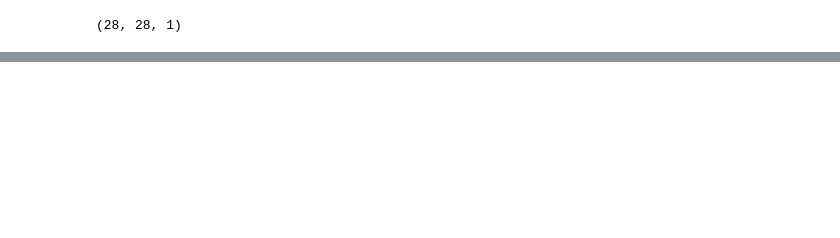
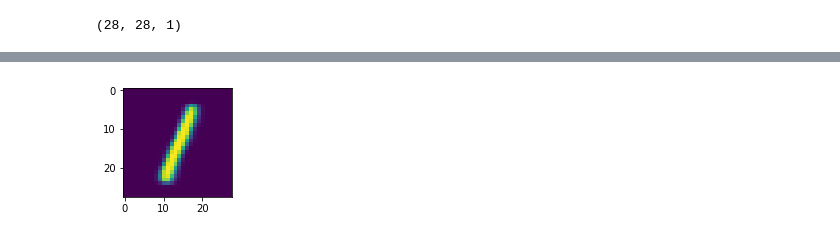
Before and after one commit to prefrontalvortex/crossfire, a Jupyter notebook: crosser2.ipynb, the cells around one changed output, grey strips where cells are left out. Cells and saved outputs as stored; diff of their text form; code cells hidden in the pictures; blank space fills up the shorter version.

```diff
--- a/crosser2.ipynb
+++ b/crosser2.ipynb
@@ -611,0 +683,4 @@ KeyboardInterrupt:
+# %%
+draw_digit(xf.decoder, (-1,1))
+# %% [output]
+[figure, added]
```
Also changed, not shown: parts of 12 cells of this notebook.
